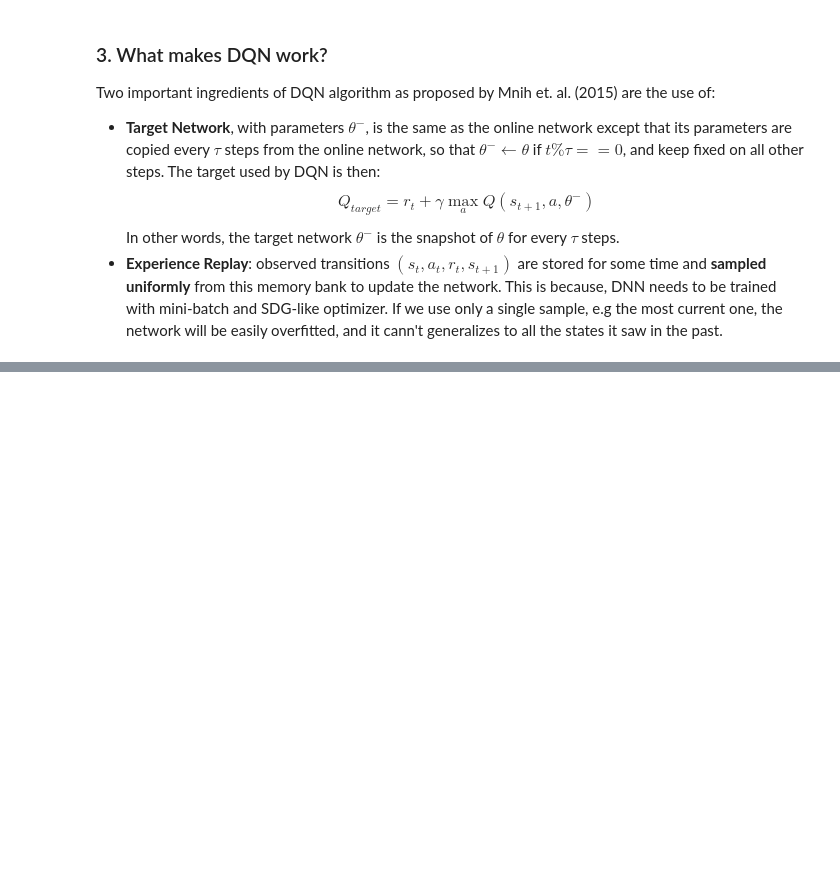
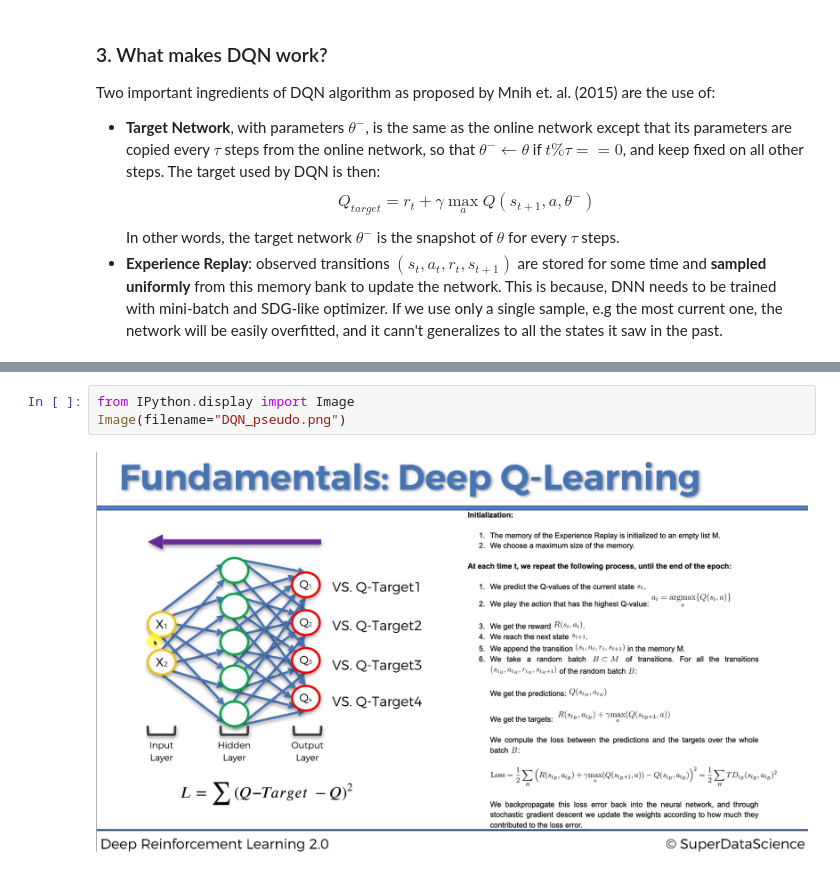
Before and after one commit to chuong98/Weekend-DeepRL, a Jupyter notebook: configs/DQN/ReadMe.ipynb, the cells around one changed output, grey strips where cells are left out. Cells and saved outputs as stored; diff of their text form; blank space fills up the shorter version.

```diff
--- a/configs/DQN/ReadMe.ipynb
+++ b/configs/DQN/ReadMe.ipynb
@@ -27,3 +29,8 @@ Two important ingredients of DQN algorithm as proposed by Mnih et. al. (2015) ar
 <p align="middle">
   <img src="DQN_pseudo.png" width="800" />
 </p>
+# %%
+from IPython.display import Image
+Image(filename="DQN_pseudo.png")
+# %% [output]
+[figure, added]
```
Also changed, not shown: parts of 1 cell of this notebook.
